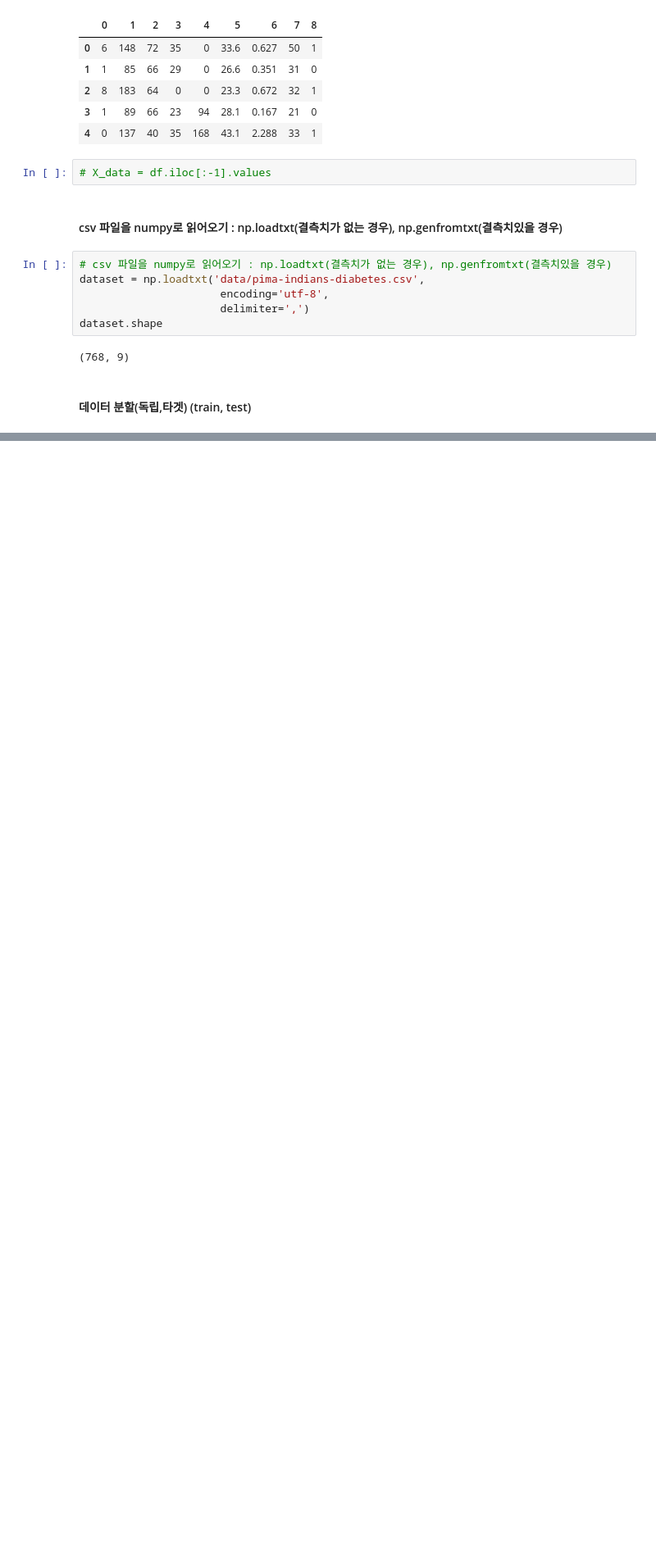
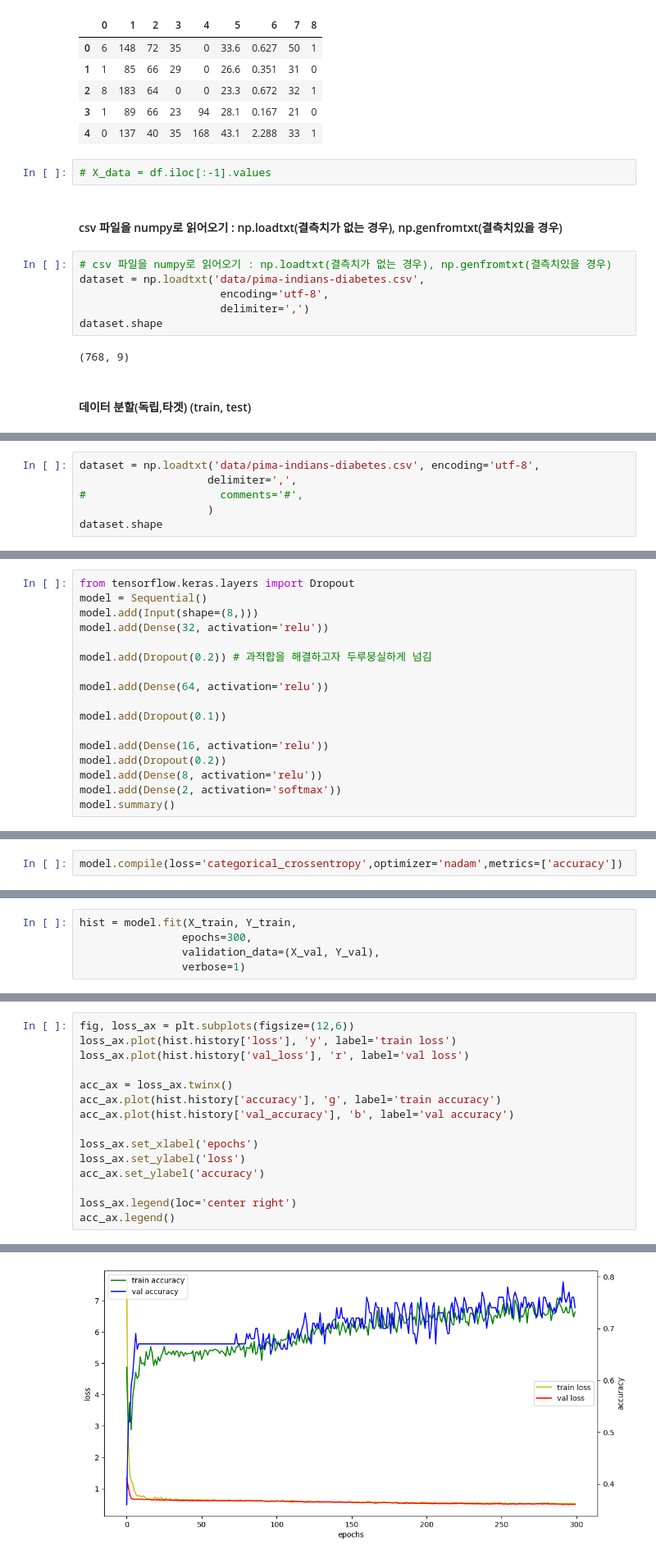
Before and after one commit to k-j-hyun/ai_x, a Jupyter notebook: source/05_DeepLearning/06_피마인디언_당뇨병발병예측(로지스틱회귀분석=이진분류,분류분석).ipynb, the cells around one changed output, grey strips where cells are left out. Shown at 82% size. Drawn from its saved outputs; the diff is of its cells as text; blank space fills up the shorter version.

```diff
--- a/source/05_DeepLearning/06_피마인디언_당뇨병발병예측(로지스틱회귀분석=이진분류,분류분석).ipynb
+++ b/source/05_DeepLearning/06_피마인디언_당뇨병발병예측(로지스틱회귀분석=이진분류,분류분석).ipynb
@@ -98,0 +301,6 @@ X_train.shape, y_train.shape, X_test.shape, y_test.shape
+# %%
+dataset = np.loadtxt('data/pima-indians-diabetes.csv', encoding='utf-8',
+                    delimiter=',',
+#                     comments='#',
+                    )
+dataset.shape
@@ -98,0 +344,17 @@ X_train.shape, y_train.shape, X_test.shape, y_test.shape
+# %%
+from tensorflow.keras.layers import Dropout
+model = Sequential()
+model.add(Input(shape=(8,)))
+model.add(Dense(32, activation='relu'))
+
+model.add(Dropout(0.2)) # 과적합을 해결하고자 두루뭉실하게 넘김
+
+model.add(Dense(64, activation='relu'))
+
+model.add(Dropout(0.1))
+
+model.add(Dense(16, activation='relu'))
+model.add(Dropout(0.2))
+model.add(Dense(8, activation='relu'))
+model.add(Dense(2, activation='softmax'))
+model.summary()
@@ -98,0 +381,2 @@ X_train.shape, y_train.shape, X_test.shape, y_test.shape
+# %%
+model.compile(loss='categorical_crossentropy',optimizer='nadam',metrics=['accuracy'])
@@ -98,0 +385,5 @@ X_train.shape, y_train.shape, X_test.shape, y_test.shape
+# %%
+hist = model.fit(X_train, Y_train,
+                epochs=300,
+                validation_data=(X_val, Y_val),
+                verbose=1)
@@ -98,0 +414,16 @@ X_train.shape, y_train.shape, X_test.shape, y_test.shape
+# %%
+fig, loss_ax = plt.subplots(figsize=(12,6))
+loss_ax.plot(hist.history['loss'], 'y', label='train loss')
+loss_ax.plot(hist.history['val_loss'], 'r', label='val loss')
+
+acc_ax = loss_ax.twinx()
+acc_ax.plot(hist.history['accuracy'], 'g', label='train accuracy')
+acc_ax.plot(hist.history['val_accuracy'], 'b', label='val accuracy')
+
+loss_ax.set_xlabel('epochs')
+loss_ax.set_ylabel('loss')
+acc_ax.set_ylabel('accuracy')
+
+loss_ax.legend(loc='center right')
+acc_ax.legend()
+# %% [output]
@@ -98,0 +431 @@ X_train.shape, y_train.shape, X_test.shape, y_test.shape
+[figure, added]
```
Also changed, not shown: parts of 59 cells of this notebook, 7 other files.
